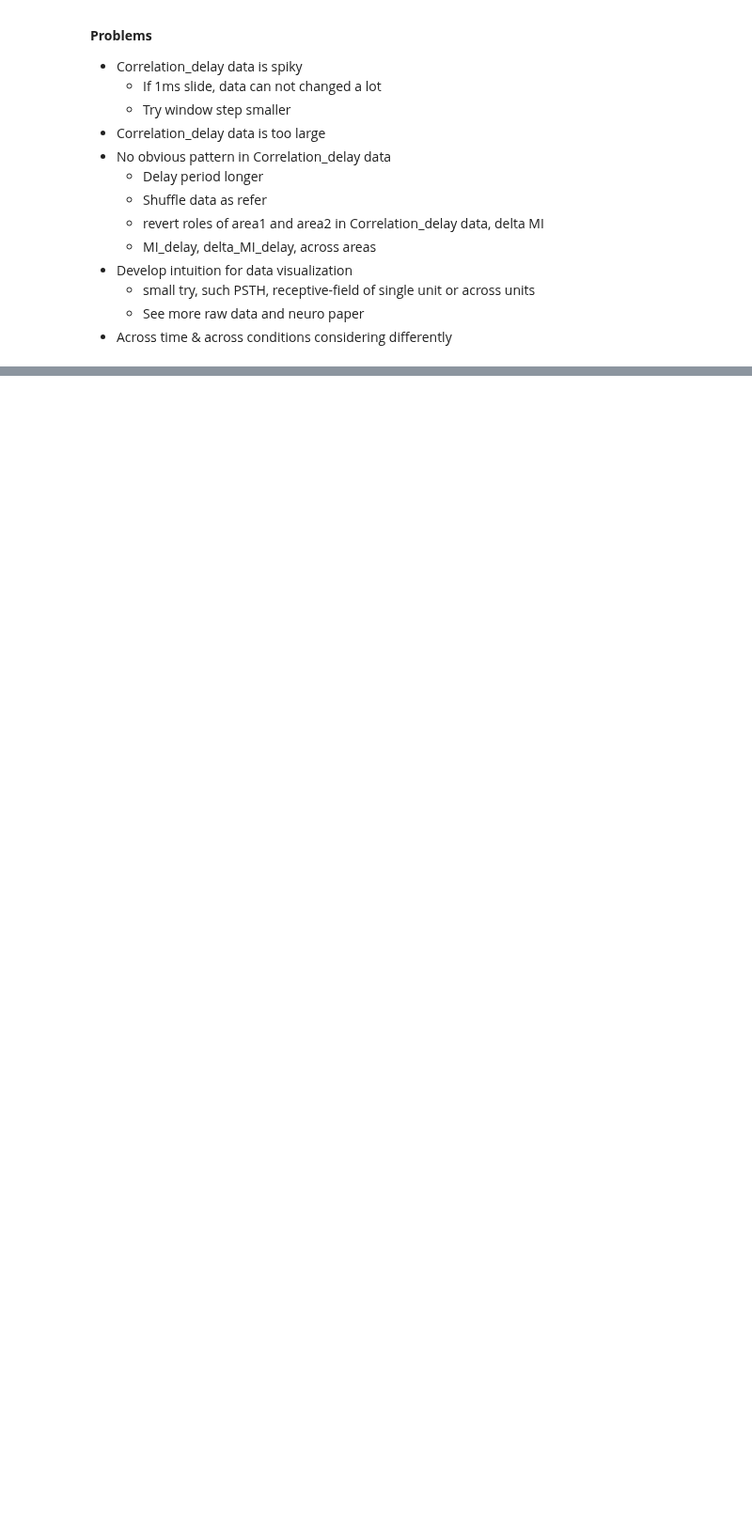
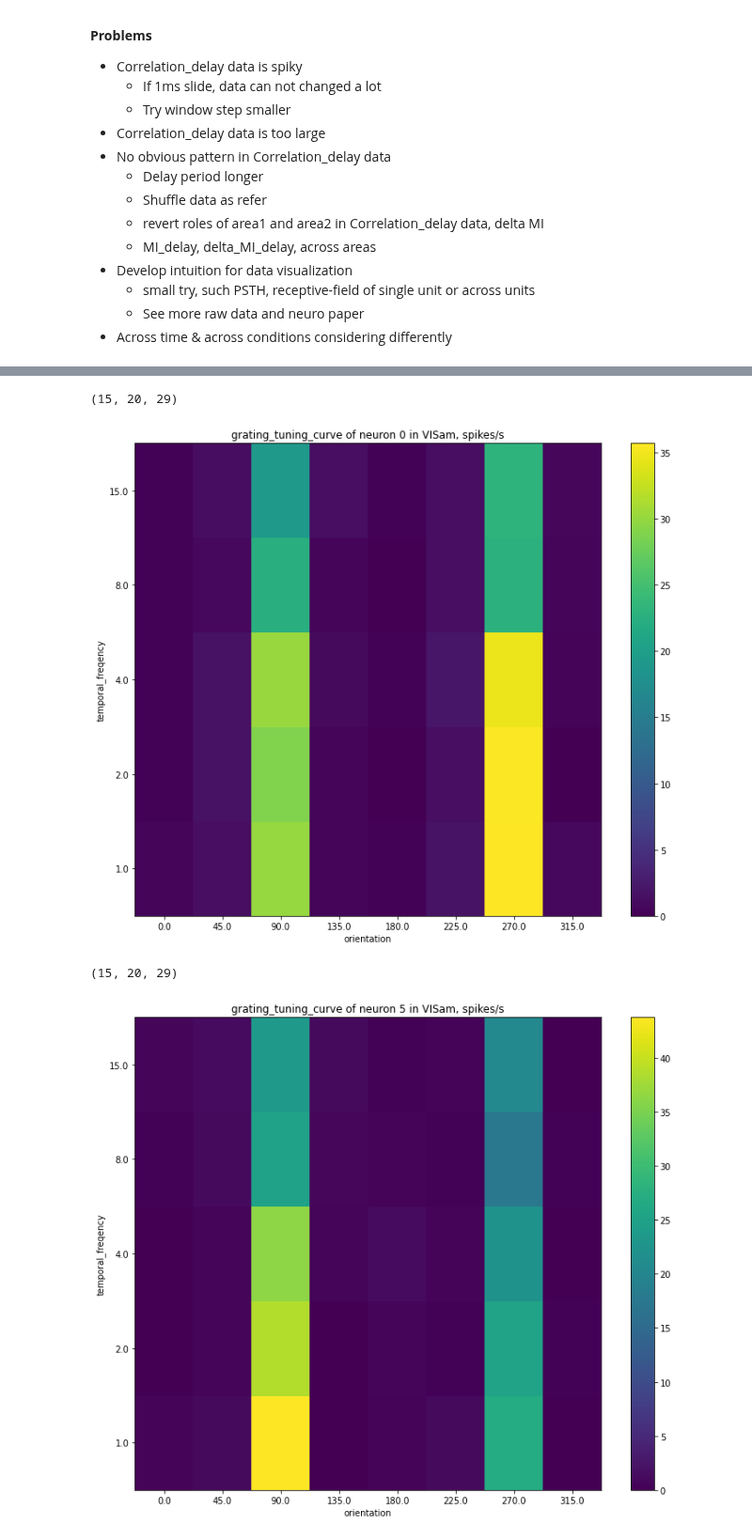
Before and after one commit to Jp-17/Coding_learning, a Jupyter notebook: Project_explore/Information flow across areas/CS_CCA_part1.ipynb, the cells around one changed output, grey strips where cells are left out. Shown at 94% size. Cells and saved outputs as stored; diff of their text form; code cells hidden in the pictures; blank space fills up the shorter version.

```diff
--- a/Project_explore/Information flow across areas/CS_CCA_part1.ipynb
+++ b/Project_explore/Information flow across areas/CS_CCA_part1.ipynb
@@ -31,0 +132,40 @@
+# %%
+def drift_tuning_curve(area, unit_id, drift_stim_table, bin=0.1):
+
+    temp_freq_list = [1.0, 2.0, 4.0, 8.0, 15.0]
+    ori_list = [0.0, 45.0, 90.0, 135.0, 180.0, 225.0, 270.0, 315.0]
+
+    tunning_curve_matrix = np.empty([len(temp_freq_list), len(ori_list)])
+
+    for i in range(len(temp_freq_list)):
+        for j in range(len(ori_list)):
+            stim_table = drift_stim_table[(drift_stim_table['temporal_frequency'] == temp_freq_list[i])
+                                & (drift_stim_table['orientation'] == ori_list[j])]
+            response_matrix = spike_matrix(area, stim_table)
+
+            # spikes/s, average spikes across trails and time bins
+            response_units = response_matrix.mean(0).mean(0) / bin
+
+            if unit_id < len(response_units):
+                tunning_curve_matrix[i, j] = response_units[unit_id]
+            else:
+                print(f'There is no neuron {unit_id} in {area}')
+                return
+
+    print(response_matrix.shape)
+
+    f, ax = plt.subplots(figsize=(12, 10))
+    im = ax.pcolormesh(tunning_curve_matrix)
+
+    ax.set_xticks(range(len(ori_list))+np.array([0.5]))
+    ax.set_xticklabels(ori_list)
+    ax.set_xlabel('orientation')
+    ax.set_yticks(range(len(temp_freq_list))+np.array([0.5]))
+    ax.set_yticklabels(temp_freq_list)
+    ax.set_ylabel('temporal_freqency')
+    ax.set_title(f'grating_tuning_curve of neuron {unit_id} in {area}, spikes/s')
+
+    f.colorbar(im)
+    plt.show()
+
+    return tunning_curve_matrix
@@ -31,0 +174,10 @@
+# %%
+unit_list = [0, 5, 10, 15, 20]
+
+for i in range(len(unit_list)):
+    drift_tuning_curve(area='VISam', unit_id=unit_list[i], drift_stim_table=drift_stim_table)
+# %% [output]
+(15, 20, 29)
+[figure, added]
+(15, 20, 29)
+[figure, added]
```
Also changed, not shown: parts of 24 cells of this notebook.
